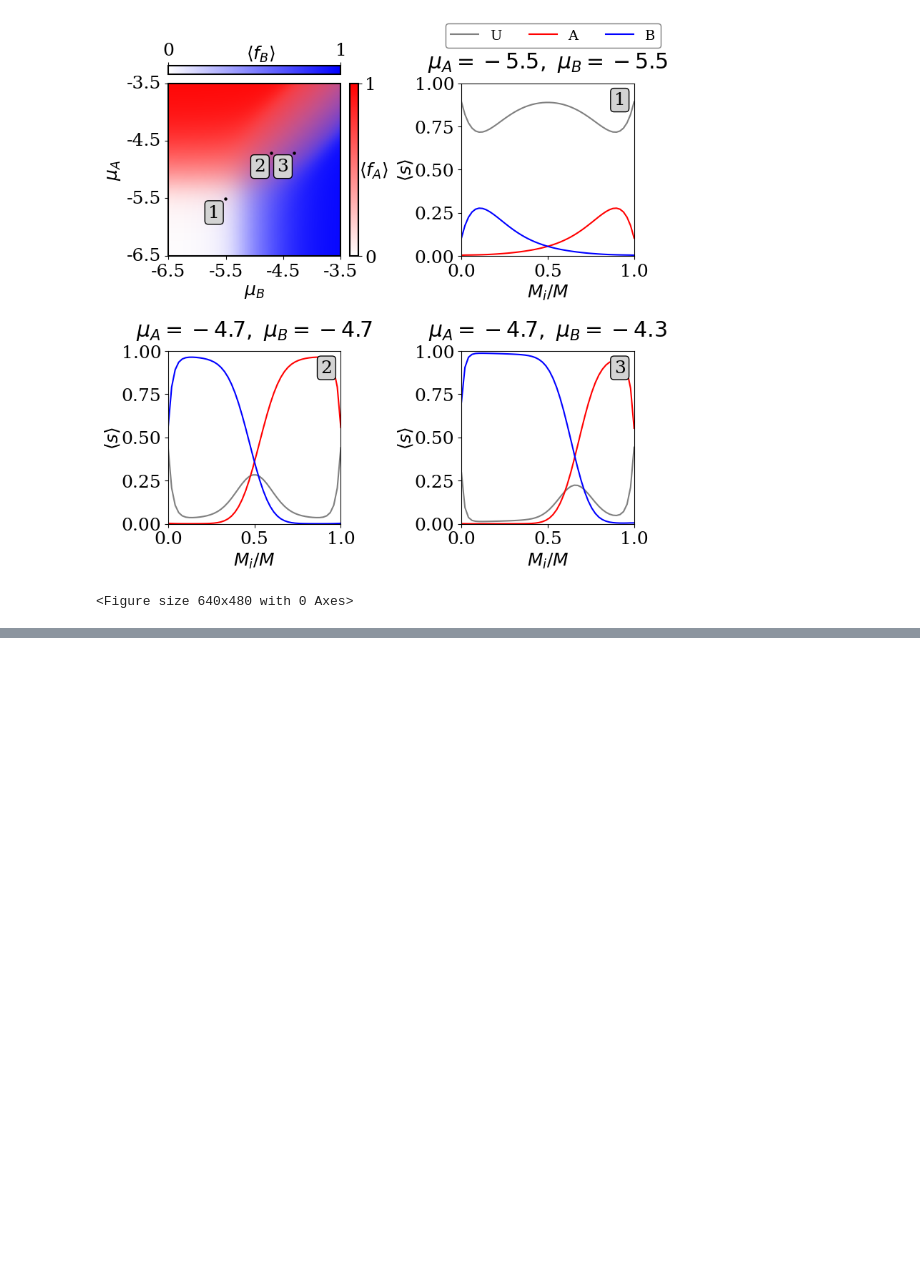
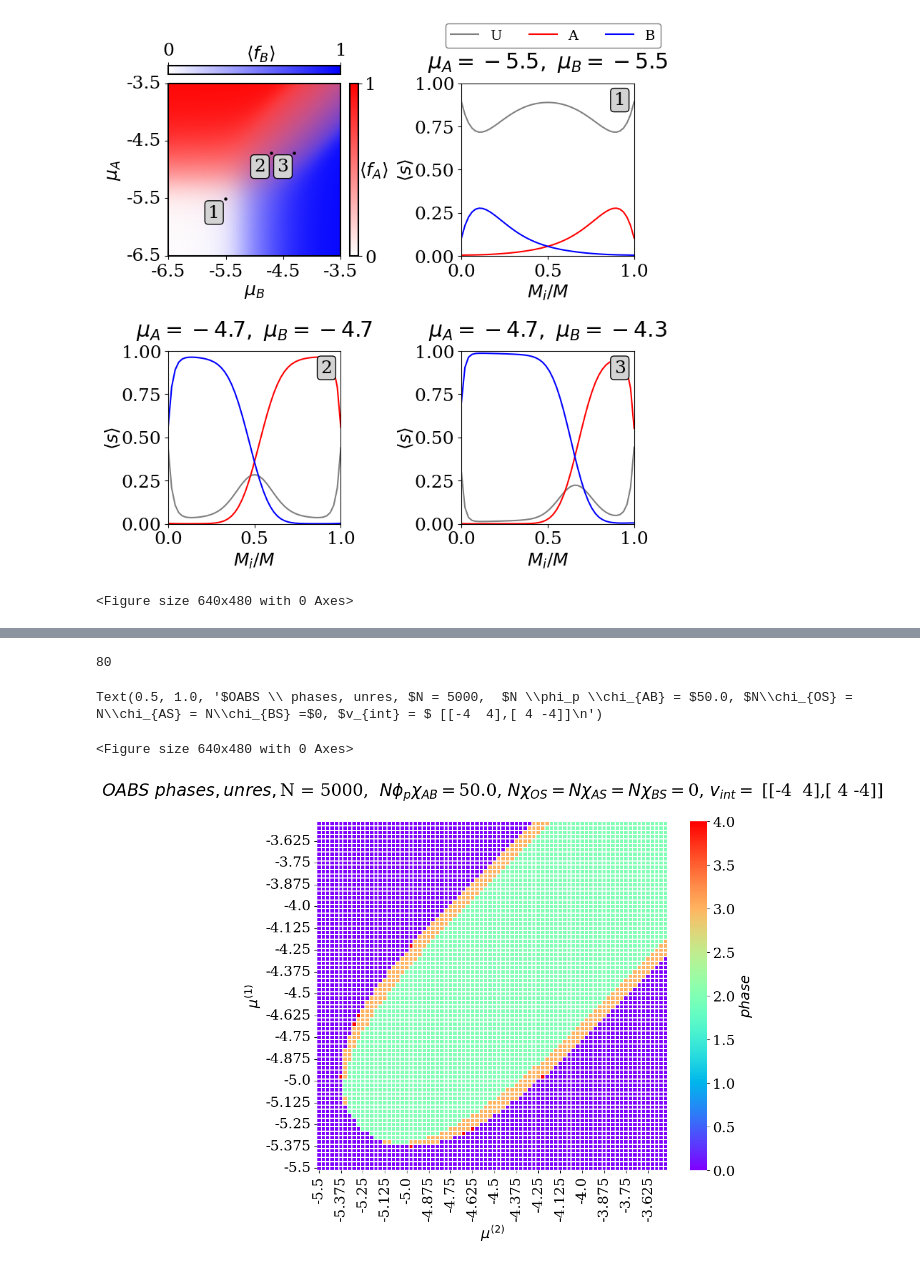
Before and after one commit to tmhabte/wlcsim_membrane, a Jupyter notebook: binder_diblock/alt_bindaff_paper_figs.ipynb, the cells around one changed output, grey strips where cells are left out. Saved outputs shown, nothing was run; the diff lists cells and outputs as text; code cells hidden in the pictures; blank space fills up the shorter version.

```diff
--- a/binder_diblock/alt_bindaff_paper_figs.ipynb
+++ b/binder_diblock/alt_bindaff_paper_figs.ipynb
@@ -953,0 +1353,59 @@ plt.savefig('bingingmap_fig3_ALT.png')
+# %%
+len(mu1_arr)
+# %% [output]
+80
+# %%
+# err = np.sum(phases < 0)
+# if err > 0 :
+#     raise Exception("IVALID!!")
+
+fig = plt.figure()
+plt.figure(figsize=(10,8))
+
+font = {'family' : 'serif',
+        'weight':'normal',
+        'size': 18}
+plt.rc('font', **font)
+
+
+min_ind = 0
+max_ind = -1
+
+mu1_array = np.round(mu1_arr, 4)
+mu2_array = np.round(mu2_arr, 4)
+# plt.scatter(mu1_array[np.where(multi_soln_mus == 1)[0]],mu2_array[np.where(multi_soln_mus == 1)[1]])
+# k_ind = 20
+#     poly_fluc = min_eigvec_arr_allk[:,:,0]
+#     poly_fluc[np.where(np.sign(min_eigval_arr_allk) == 1) ] = 0
+
+#     prot1_fluc = min_eigvec_arr_allk[:,:,1]
+#     prot1_fluc[np.where(np.sign(min_eigval_arr_allk) == 1) ] = 0
+
+#     prot2_fluc = min_eigvec_arr_allk[:,:,2]
+#     prot2_fluc[np.where(np.sign(min_eigval_arr_allk) == 1) ] = 0
+
+# k_star_arr_DENS[np.where(np.sign(min_eigval_arr_allk_DENS) == 1) ] = np.nan
+# ax = sns.heatmap(1/(k_star_arr*b), linewidth=0.25, cmap = "cool", xticklabels=mu2_array, yticklabels=mu1_array, cbar_kws={'label':  r"$ \frac{1}{k^*} \ (nm)$"})
+ax = sns.heatmap(phases, linewidth=0.25, cmap = "rainbow", xticklabels=mu2_array, yticklabels=mu1_array,\
+                 cbar_kws={'label':  r"$phase$"}, vmin=0, vmax=4)
+
+spacing = 5
+ax.set_xticks(ax.get_xticks()[::spacing])
+ax.set_xticklabels(mu2_array[::spacing])#.astype(np.int64))
+ax.set_yticks(ax.get_yticks()[::spacing])
+ax.set_yticklabels(mu1_array[::spacing])#.astype(np.int64))
+ax.invert_yaxis()
+
+plt.ylabel("$\mu^{(1)}$")
+plt.xlabel("$\mu^{(2)}$")
+plt.title(r"$OABS \ phases, unres, $" +  "N = %s, " % N + " $N \phi_p \chi_{AB} = $" + \
+          str(chi_AB_loaded*N*phi_p) \
+          + ", $N\chi_{OS} = N\chi_{AS} = N\chi_{BS} =$" + str(N*0)
+          +  ", $v_{int} = $ [" + str(v_int[0]) + "," + str(v_int[1]) + "]" +\
+          "\n")
+
+# plt.savefig('OABS_phases.png')
+# %% [output]
+Text(0.5, 1.0, '$OABS \\ phases, unres, $N = 5000,  $N \\phi_p \\chi_{AB} = $50.0, $N\\chi_{OS} = N\\chi_{AS} = N\\chi_{BS} =$0, $v_{int} = $ [[-4  4],[ 4 -4]]\n')
+<Figure size 640x480 with 0 Axes>
+[figure, added]
```
Also changed, not shown: parts of 25 cells of this notebook.
